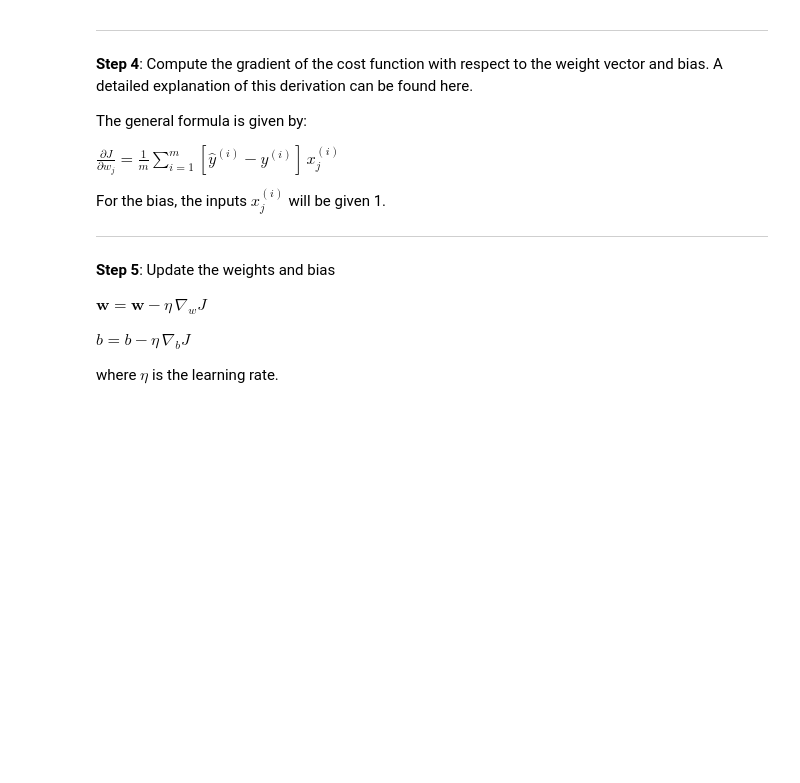
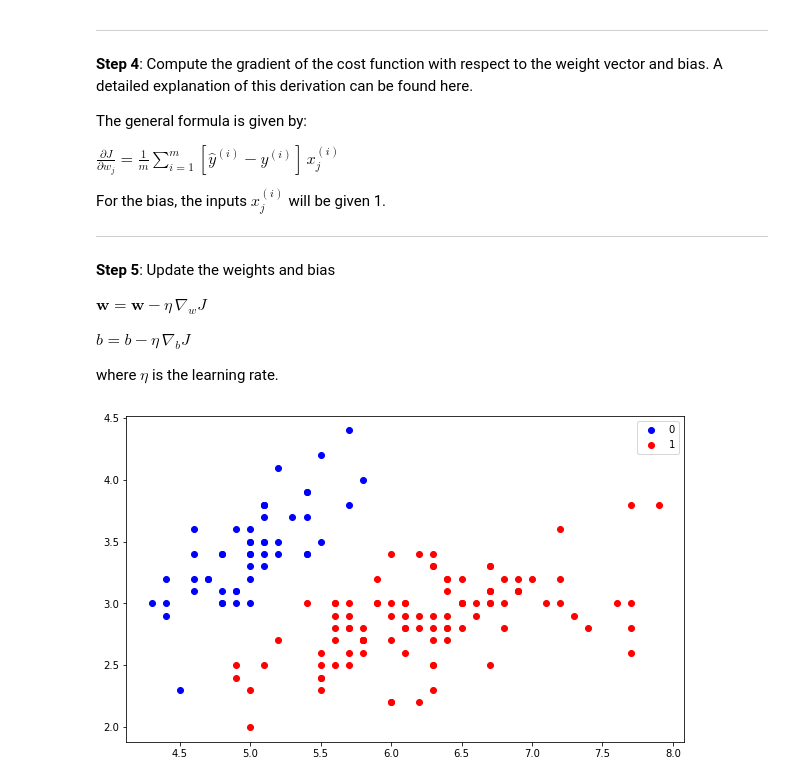
Before and after one commit to CateGitau/Python_programming, a Jupyter notebook: machine_learning_algorithms/Logistic Regression.ipynb, the cells around one changed output. Drawn from its saved outputs; the diff is of its cells as text; code cells hidden in the pictures; blank space fills up the shorter version.

```diff
--- a/machine_learning_algorithms/Logistic Regression.ipynb
+++ b/machine_learning_algorithms/Logistic Regression.ipynb
@@ -71,0 +78,12 @@ where $\eta$ is the learning rate.
+# %%
+iris = datasets.load_iris()
+# %%
+X = iris.data[:, :2]
+y = (iris.target != 0) * 1
+# %%
+plt.figure(figsize=(10, 6))
+plt.scatter(X[y == 0][:, 0], X[y == 0][:, 1], color='b', label='0')
+plt.scatter(X[y == 1][:, 0], X[y == 1][:, 1], color='r', label='1')
+plt.legend();
+# %% [output]
+[figure, added]
```
Also changed, not shown: parts of 6 cells of this notebook, 4 other files.
